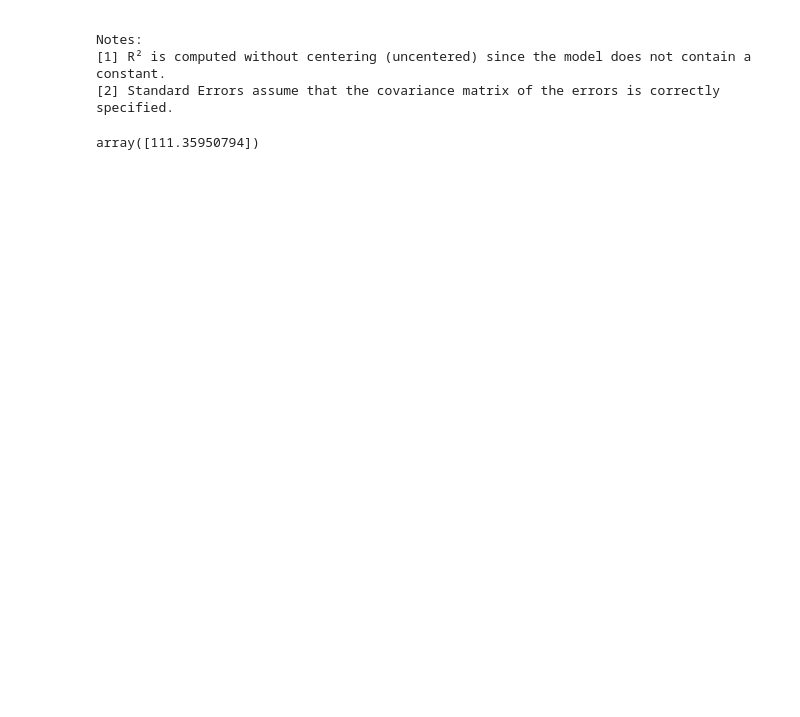
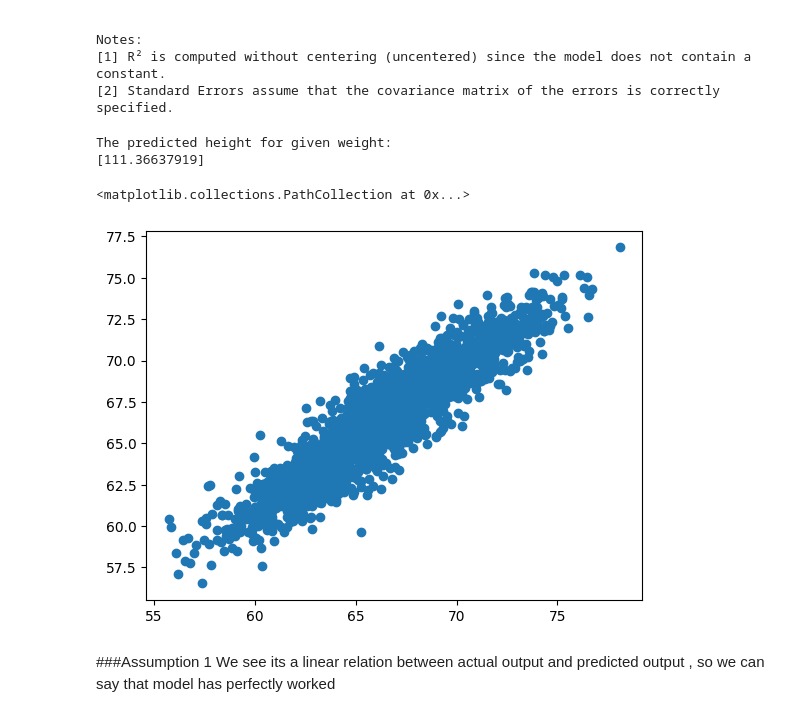
Before and after one commit to Ish-i-ka/DATA-SCIENCE-JOURNEY, a Jupyter notebook: udemy_datascience/16-Machine Learning/SimpleLinearRegression.ipynb, the cells around one changed output. Saved outputs shown, nothing was run; the diff lists cells and outputs as text; code cells hidden in the pictures; blank space fills up the shorter version.

```diff
--- a/udemy_datascience/16-Machine Learning/SimpleLinearRegression.ipynb
+++ b/udemy_datascience/16-Machine Learning/SimpleLinearRegression.ipynb
@@ -175,6 +219,18 @@ Notes:
 
 #scaling needs to be done so that we get correct value
 #scaling needs to be done only  for selected algorithms
-regression.predict(scaler.transform([[567]]))
+print("The predicted height for given weight:")
+print(regression.predict(scaler.transform([[567]])))
 # %% [output]
-array([111.35950794])
+The predicted height for given weight:
+[111.36637919]
+# %%
+#Plot scatter plot for prediction of new data
+
+plt.scatter(Y_test, Y_pred)
+# %% [output]
+<matplotlib.collections.PathCollection at 0x...>
+[figure, added]
+# %% [markdown]
+###Assumption 1
+We see its a linear relation between actual output and predicted output , so we can say that model has perfectly worked
```
Also changed, not shown: parts of 23 cells of this notebook.
